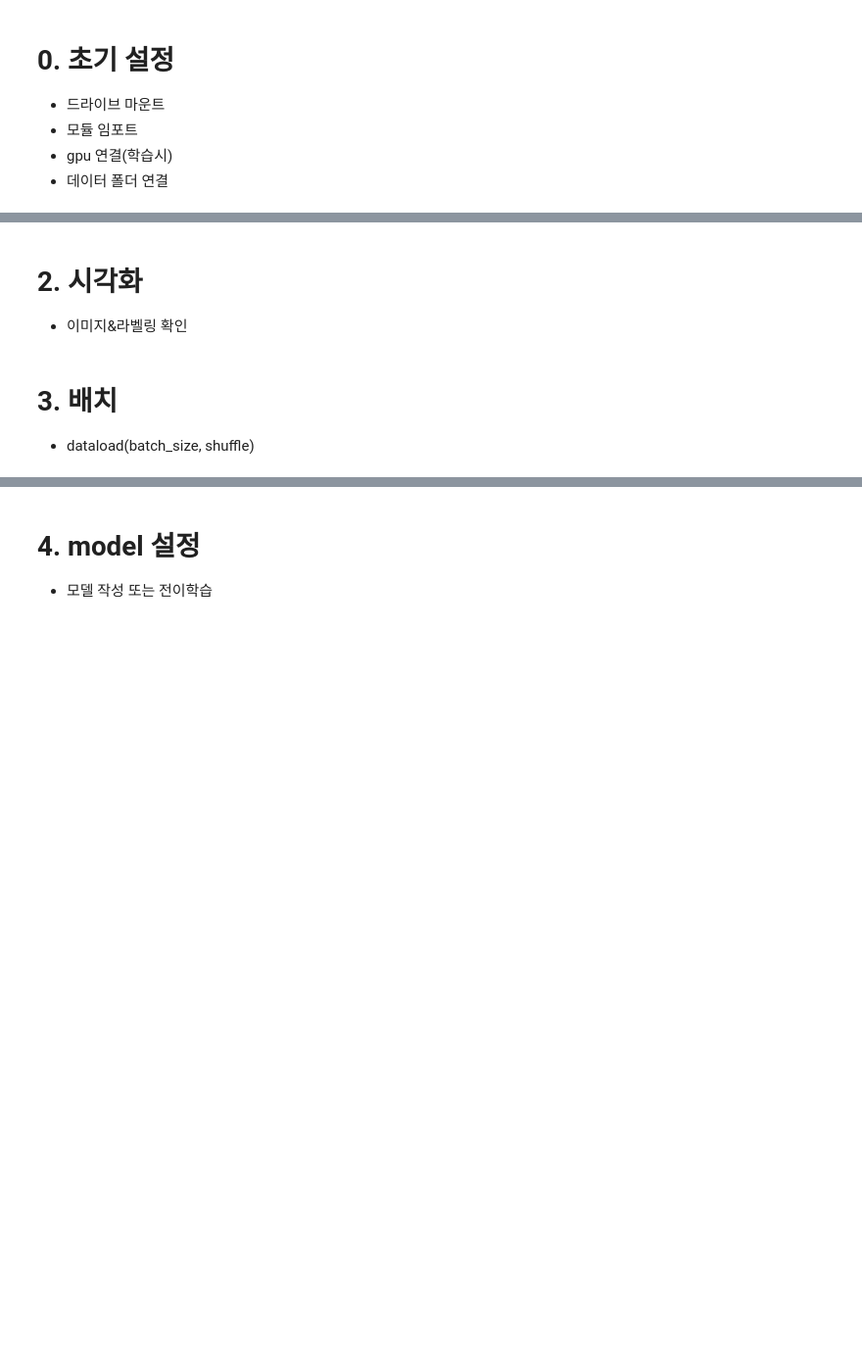
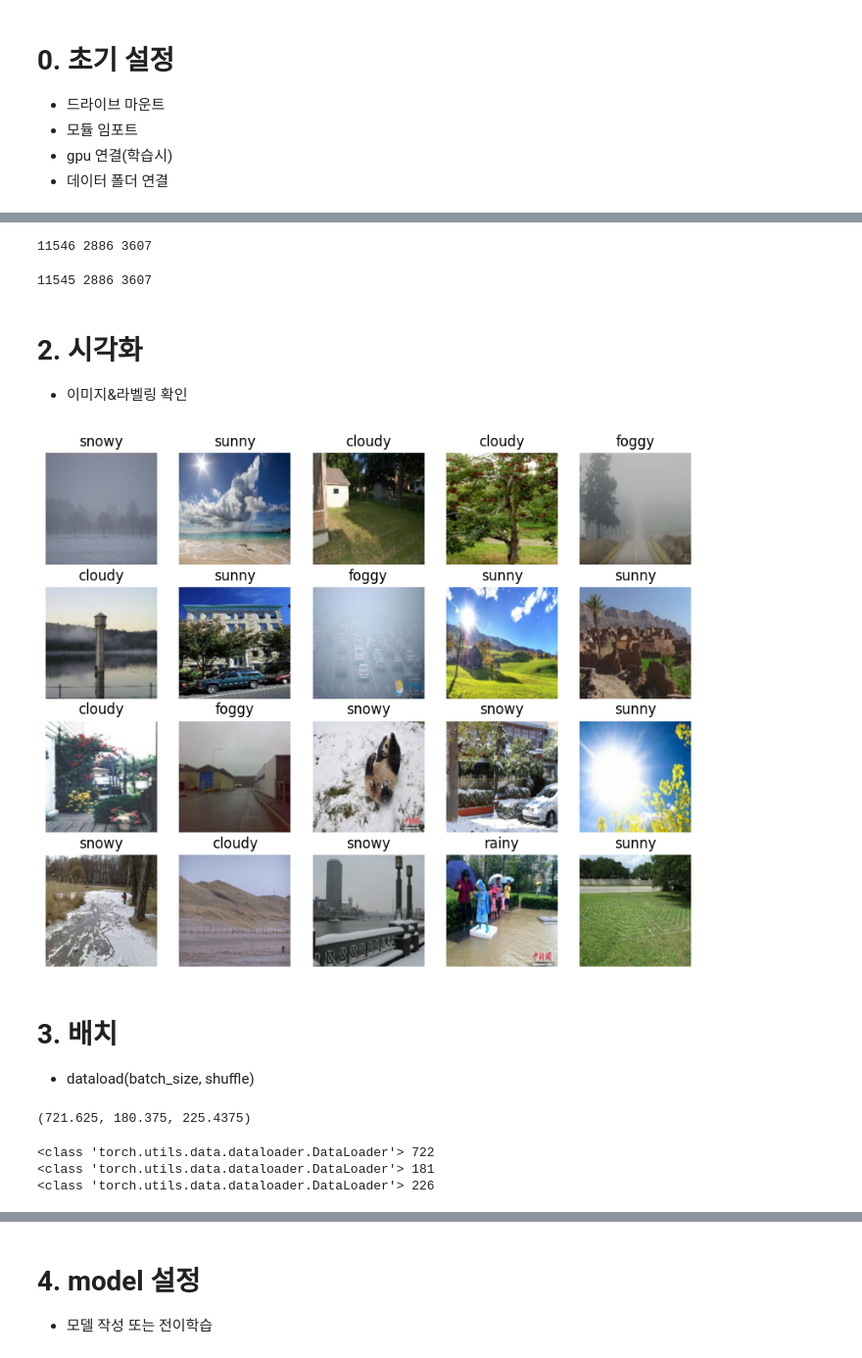
Before and after one commit to jinn0135/DA28_pj03_2, a Jupyter notebook: pj_guideline.ipynb, the cells around one changed output, grey strips where cells are left out. Shown at 98% size. Saved outputs shown, nothing was run; the diff lists cells and outputs as text; code cells hidden in the pictures; blank space fills up the shorter version.

```diff
--- a/pj_guideline.ipynb
+++ b/pj_guideline.ipynb
@@ -32,0 +110,2 @@ device
+# %%
+dataset_auto = datasets.ImageFolder(data_dir, transform=transform)
@@ -33,6 +157,70 @@ device
+# %%
+train_index, valid_index, test_index = train_test_valid(dataset_custom, valid_ratio=0.2, test_ratio=0.2)
+
+print(len(train_index), len(valid_index), len(test_index))
+
+trainset = Subset(dataset_custom, train_index)
+validset = Subset(dataset_custom, valid_index)
+testset = Subset(dataset_custom, test_index)
+# %% [output]
+11546 2886 3607
+# %%
+train_index, valid_index, test_index = train_test_valid(dataset_auto, valid_ratio=0.2, test_ratio=0.2)
+
+print(len(train_index), len(valid_index), len(test_index))
+
+trainset = Subset(dataset_auto, train_index)
+validset = Subset(dataset_auto, valid_index)
+testset = Subset(dataset_auto, test_index)
+# %% [output]
+11545 2886 3607
+# %%
+class_train = []
+class_valid = []
+class_test = []
+
+for i in range(5):
+    train_weather = 0
+    valid_weather = 0
+    test_weather = 0
+
+    for j in range(len(trainset)):
+        if j < len(validset):
+            if validset[j][1] == i:
+                valid_weather += 1
+        if j < len(testset):
+            if testset[j][1] == i:
+                test_weather += 1
+        if trainset[j][1] == i:
+            train_weather += 1
+
+    class_train.append(train_weather)
+    class_valid.append(valid_weather)
+    class_test.append(test_weather)
+
+print('train 속 weather 갯수 : ', class_train)
+print('valid 속 weather 갯수 : ', class_valid)
+print('test 속 weather 갯수  : ', class_test)
 # %% [markdown]
 # 2. 시각화
 - 이미지&라벨링 확인
+# %%
+labels_map = {0:'cloudy', 1:'foggy', 2:'rainy', 3:'snowy', 4:'sunny'}
+
+figure, axes = plt.subplots(nrows=4, ncols=5, figsize=(10, 8))
+axes = axes.flatten()
+
+for i in range(20):
+  rand_i = np.random.randint(0, len(trainset))
+  image, label= trainset[rand_i][0], trainset[rand_i][1]
+  image = torch.permute(image, (1, 2, 0)) # image.permute(1, 2, 0)
+  axes[i].axis('off')
+  axes[i].imshow(image)
+  axes[i].set_title(labels_map[label])
+
+plt.show()
+# %% [output]
+[figure, added]
 # %% [markdown]
 # 3. 배치
 - dataload(batch_size, shuffle)
@@ -38,0 +233,13 @@ device
+# %%
+# custom의 경우
+11546 / 16,  2886 / 16, 3607 / 16
+# %% [output]
+(721.625, 180.375, 225.4375)
+# %%
+print(type(trainloader), len(trainloader))
+print(type(validloader), len(validloader))
+print(type(testloader), len(testloader))
+# %% [output]
+<class 'torch.utils.data.dataloader.DataLoader'> 722
+<class 'torch.utils.data.dataloader.DataLoader'> 181
+<class 'torch.utils.data.dataloader.DataLoader'> 226
```
Also changed, not shown: parts of 29 cells of this notebook.
